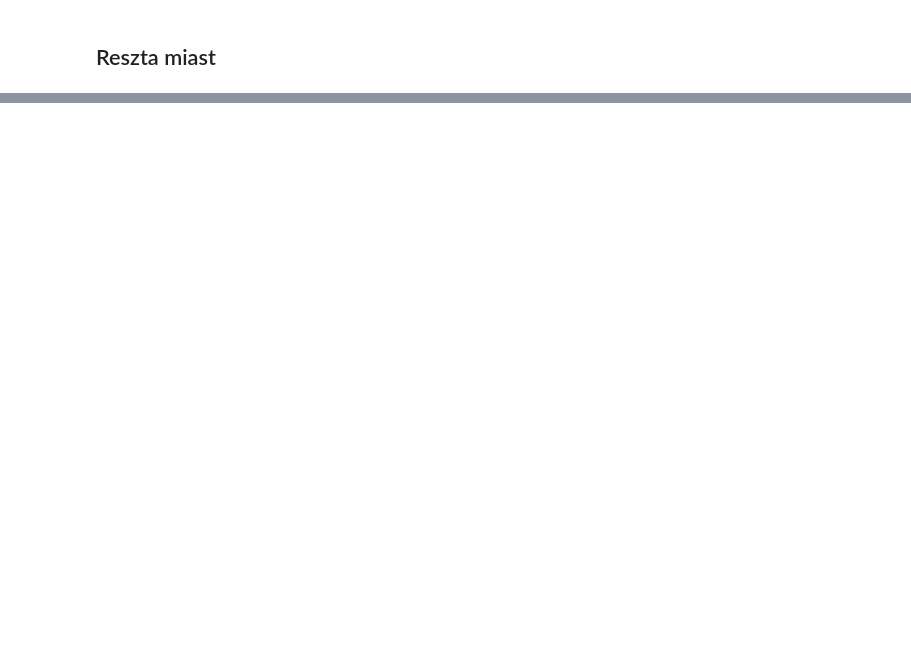
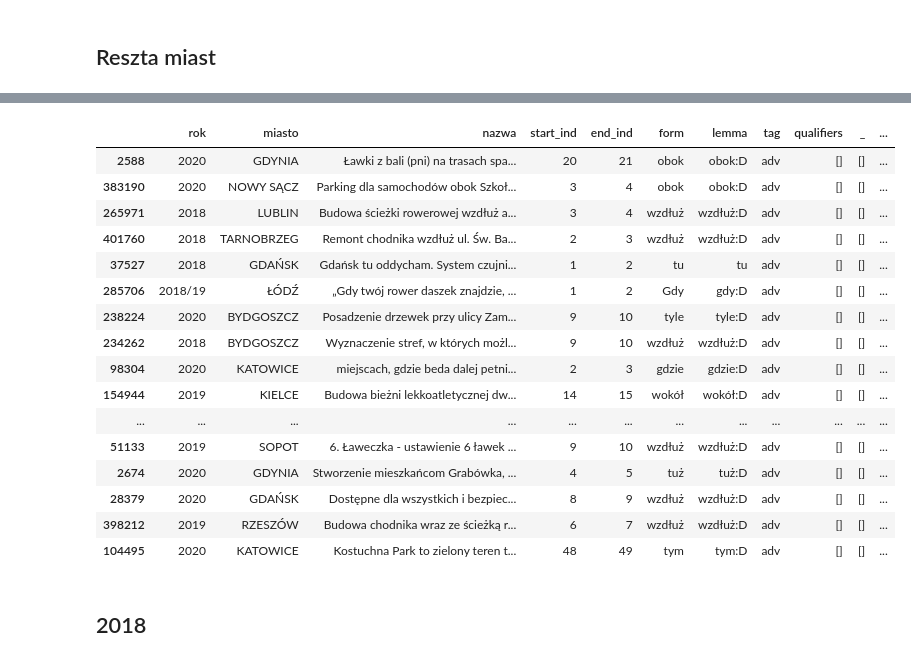
Before and after one commit to malowana/NLP_budzet_obywatelski, a Jupyter notebook: BO_analiza_morfologiczna_LDA.ipynb, the cells around one changed output, grey strips where cells are left out. Cells and saved outputs as stored; diff of their text form; code cells hidden in the pictures; blank space fills up the shorter version.

```diff
--- a/BO_analiza_morfologiczna_LDA.ipynb
+++ b/BO_analiza_morfologiczna_LDA.ipynb
@@ -458,0 +519,4 @@ Words: 0.065*"polan" + 0.059*"okrzeja" + 0.028*"wypadek" + 0.019*"bardzo" + 0.01
+# %%
+stopwords = ['do', 'wraz', 'oraz', 'ul', 'ulica', 'nr', 'numer', 'to', 'on', 'przy', 'dla', 'na', 'po','jak', 'ten', 'nie', 'od', 'oda', 'czyli', 'ii']
+df_roc_clean4 = df_roc3[~df_roc3['lemma'].str.contains('|'.join(stopwords))]
+df_roc_clean4.sample(10)
@@ -458,0 +560,22 @@ Words: 0.065*"polan" + 0.059*"okrzeja" + 0.028*"wypadek" + 0.019*"bardzo" + 0.01
+# %%
+df_roc_clean4[df_roc_clean4['tag']=='adv'].sample(40)
+# %% [output]
+|  | rok | miasto | nazwa | start_ind | end_ind | form | lemma | tag | qualifiers | _ | ... |
+| 2588 | 2020 | GDYNIA | Ławki z bali (pni) na trasach spa... | 20 | 21 | obok | obok:D | adv | [] | [] | ... |
+| 383190 | 2020 | NOWY SĄCZ | Parking dla samochodów obok Szkoł... | 3 | 4 | obok | obok:D | adv | [] | [] | ... |
+| 265971 | 2018 | LUBLIN | Budowa ścieżki rowerowej wzdłuż a... | 3 | 4 | wzdłuż | wzdłuż:D | adv | [] | [] | ... |
+| 401760 | 2018 | TARNOBRZEG | Remont chodnika wzdłuż ul. Św. Ba... | 2 | 3 | wzdłuż | wzdłuż:D | adv | [] | [] | ... |
+| 37527 | 2018 | GDAŃSK | Gdańsk tu oddycham. System czujni... | 1 | 2 | tu | tu | adv | [] | [] | ... |
+| 285706 | 2018/19 | ŁÓDŹ | „Gdy twój rower daszek znajdzie, ... | 1 | 2 | Gdy | gdy:D | adv | [] | [] | ... |
+| 238224 | 2020 | BYDGOSZCZ | Posadzenie drzewek przy ulicy Zam... | 9 | 10 | tyle | tyle:D | adv | [] | [] | ... |
+| 234262 | 2018 | BYDGOSZCZ | Wyznaczenie stref, w których możl... | 9 | 10 | wzdłuż | wzdłuż:D | adv | [] | [] | ... |
+| 98304 | 2020 | KATOWICE | miejscach, gdzie beda dalej petni... | 2 | 3 | gdzie | gdzie:D | adv | [] | [] | ... |
+| 154944 | 2019 | KIELCE | Budowa bieżni lekkoatletycznej dw... | 14 | 15 | wokół | wokół:D | adv | [] | [] | ... |
+| ... | ... | ... | ... | ... | ... | ... | ... | ... | ... | ... | ... |
+| 51133 | 2019 | SOPOT | 6. Ławeczka - ustawienie 6 ławek ... | 9 | 10 | wzdłuż | wzdłuż:D | adv | [] | [] | ... |
+| 2674 | 2020 | GDYNIA | Stworzenie mieszkańcom Grabówka, ... | 4 | 5 | tuż | tuż:D | adv | [] | [] | ... |
+| 28379 | 2020 | GDAŃSK | Dostępne dla wszystkich i bezpiec... | 8 | 9 | wzdłuż | wzdłuż:D | adv | [] | [] | ... |
+| 398212 | 2019 | RZESZÓW | Budowa chodnika wraz ze ścieżką r... | 6 | 7 | wzdłuż | wzdłuż:D | adv | [] | [] | ... |
+| 104495 | 2020 | KATOWICE | Kostuchna Park to zielony teren t... | 48 | 49 | tym | tym:D | adv | [] | [] | ... |
+# %% [markdown]
+## 2018
```
Also changed, not shown: parts of 53 cells of this notebook.
